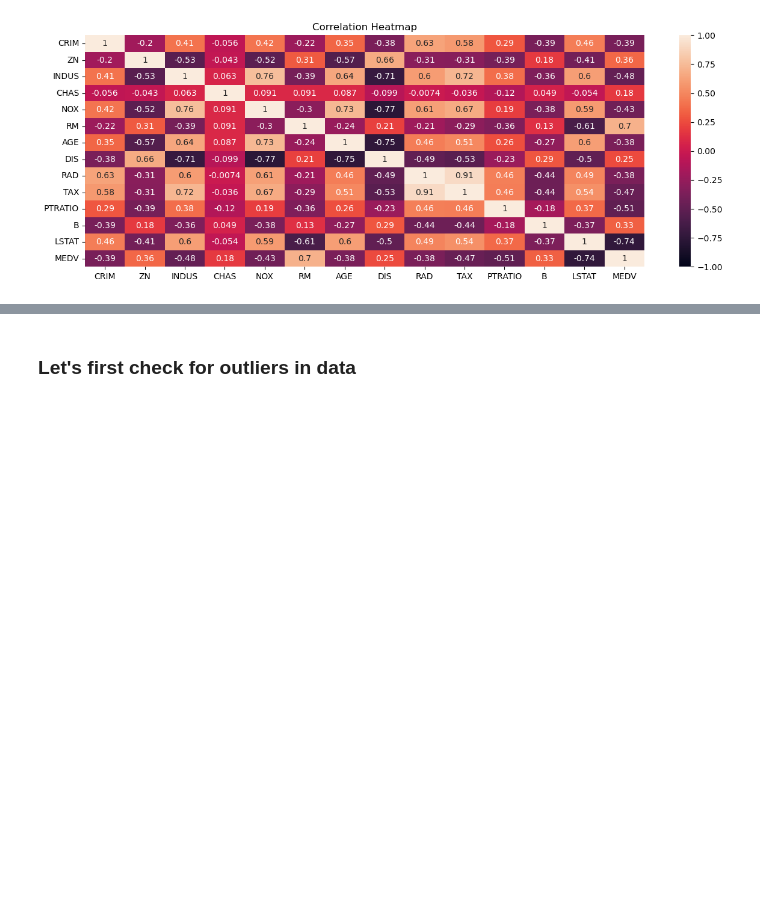
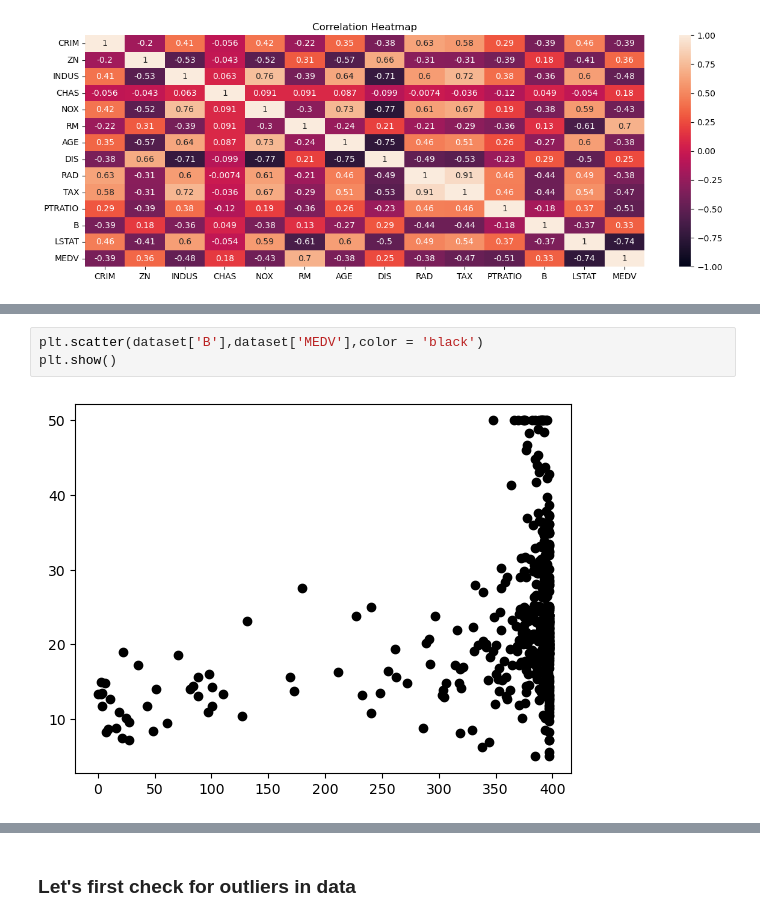
Before and after one commit to fhprime/Boston-House-Prices, a Jupyter notebook: Boston House Prices Notebook.ipynb, the cells around one changed output, grey strips where cells are left out. Saved outputs shown, nothing was run; the diff lists cells and outputs as text; blank space fills up the shorter version.

```diff
--- a/Boston House Prices Notebook.ipynb
+++ b/Boston House Prices Notebook.ipynb
@@ -147,0 +163,5 @@ Text(0.5, 1.0, 'Correlation Heatmap')
+# %%
+plt.scatter(dataset['B'],dataset['MEDV'],color = 'black')
+plt.show()
+# %% [output]
+[figure, added]
```
Also changed, not shown: parts of 12 cells of this notebook.
